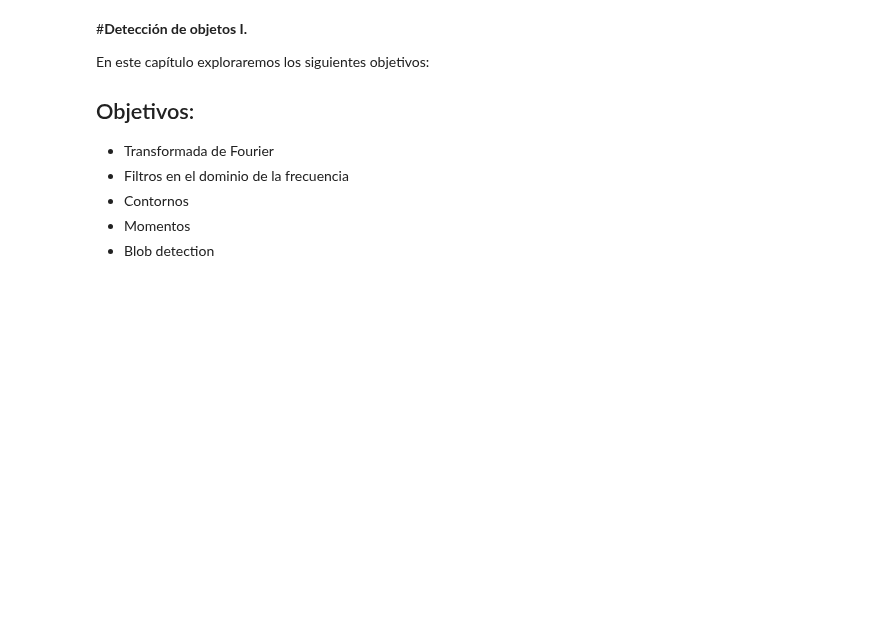
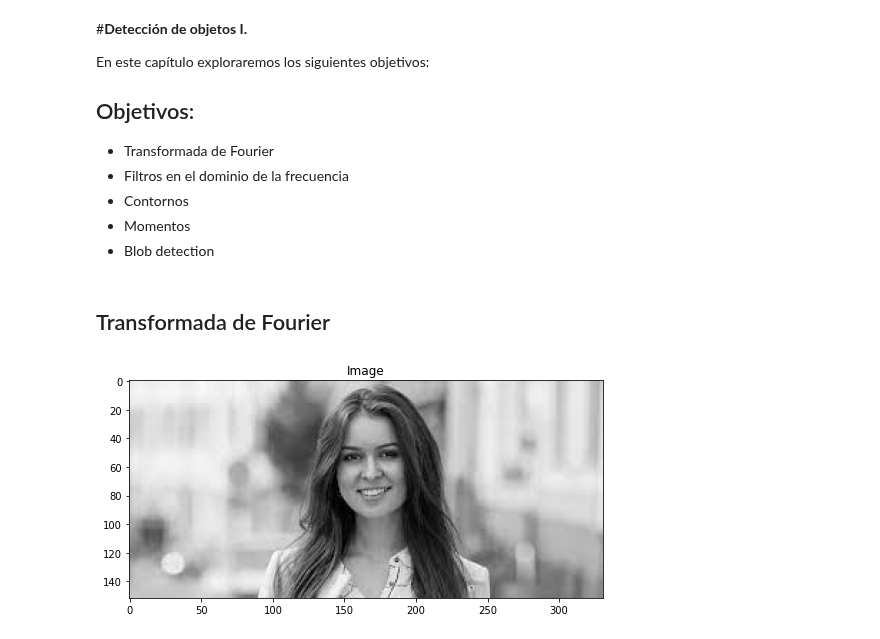
Before and after one commit to pedrorotta/procesamiento_de_imagenes, a Jupyter notebook: Detección_de_objetos_I.ipynb, the cells around one changed output. Cells and saved outputs as stored; diff of their text form; code cells hidden in the pictures; blank space fills up the shorter version.

```diff
--- a/Detección_de_objetos_I.ipynb
+++ b/Detección_de_objetos_I.ipynb
@@ -48,3 +38,11 @@ En este capítulo exploraremos los siguientes objetivos:
 *  Contornos
 *  Momentos
 *  Blob detection
+# %% [markdown]
+## Transformada de Fourier
+# %%
+mujer = cv2.imread('images/img1.jpg')
+mujerg = cv2.cvtColor(mujer,cv2.COLOR_RGB2GRAY)
+showrgb(mujerg)
+# %% [output]
+[figure, added]
```
Also changed, not shown: parts of 41 cells of this notebook.
